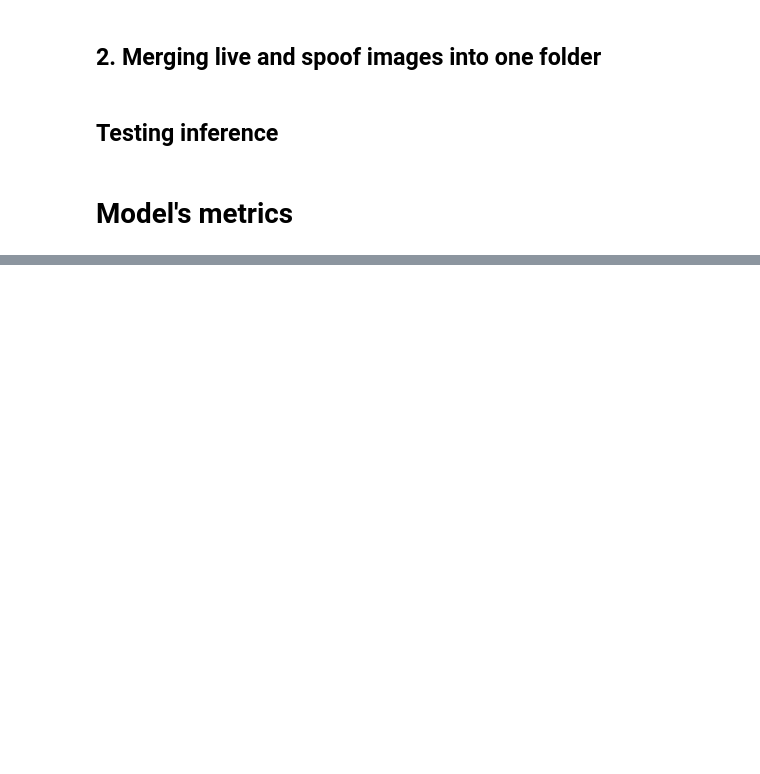
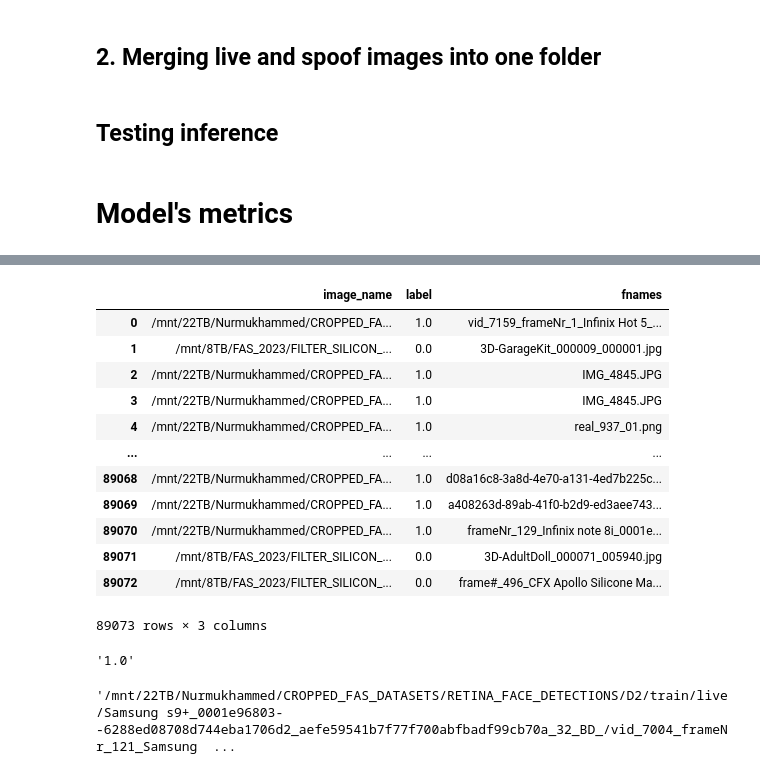
Before and after one commit to biometrickz/SSAN, a Jupyter notebook: Untitled.ipynb, the cells around one changed output, grey strips where cells are left out. Cells and saved outputs as stored; diff of their text form; code cells hidden in the pictures; blank space fills up the shorter version.

```diff
--- a/Untitled.ipynb
+++ b/Untitled.ipynb
@@ -314,0 +517,5 @@ plt.show()
+# %%
+import os
+train_csv = 'datasets/val.csv'
+df = pd.read_csv(train_csv)
+df
@@ -314,0 +552,26 @@ plt.show()
+# %%
+df['fnames'] = df['image_name'].apply(lambda x: os.path.basename(x))
+# %%
+df
+# %% [output]
+|  | image_name | label | fnames |
+| 0 | /mnt/22TB/Nurmukhammed/CROPPED_FA... | 1.0 | vid_7159_frameNr_1_Infinix Hot 5_... |
+| 1 | /mnt/8TB/FAS_2023/FILTER_SILICON_... | 0.0 | 3D-GarageKit_000009_000001.jpg |
+| 2 | /mnt/22TB/Nurmukhammed/CROPPED_FA... | 1.0 | IMG_4845.JPG |
+| 3 | /mnt/22TB/Nurmukhammed/CROPPED_FA... | 1.0 | IMG_4845.JPG |
+| 4 | /mnt/22TB/Nurmukhammed/CROPPED_FA... | 1.0 | real_937_01.png |
+| ... | ... | ... | ... |
+| 89068 | /mnt/22TB/Nurmukhammed/CROPPED_FA... | 1.0 | d08a16c8-3a8d-4e70-a131-4ed7b225c... |
+| 89069 | /mnt/22TB/Nurmukhammed/CROPPED_FA... | 1.0 | a408263d-89ab-41f0-b2d9-ed3aee743... |
+| 89070 | /mnt/22TB/Nurmukhammed/CROPPED_FA... | 1.0 | frameNr_129_Infinix note 8i_0001e... |
+| 89071 | /mnt/8TB/FAS_2023/FILTER_SILICON_... | 0.0 | 3D-AdultDoll_000071_005940.jpg |
+| 89072 | /mnt/8TB/FAS_2023/FILTER_SILICON_... | 0.0 | frame#_496_CFX Apollo Silicone Ma... |
+89073 rows × 3 columns
+# %%
+str(df.iloc[17, 1])
+# %% [output]
+'1.0'
+# %%
+str(df.iloc[17, 0])
+# %% [output]
+'/mnt/22TB/Nurmukhammed/CROPPED_FAS_DATASETS/RETINA_FACE_DETECTIONS/D2/train/live/Samsung s9+_0001e96803--6288ed08708d744eba1706d2_aefe59541b7f77f700abfbadf99cb70a_32_BD_/vid_7004_frameNr_121_Samsung  ...
```
Also changed, not shown: parts of 12 cells of this notebook, 7 other files.
